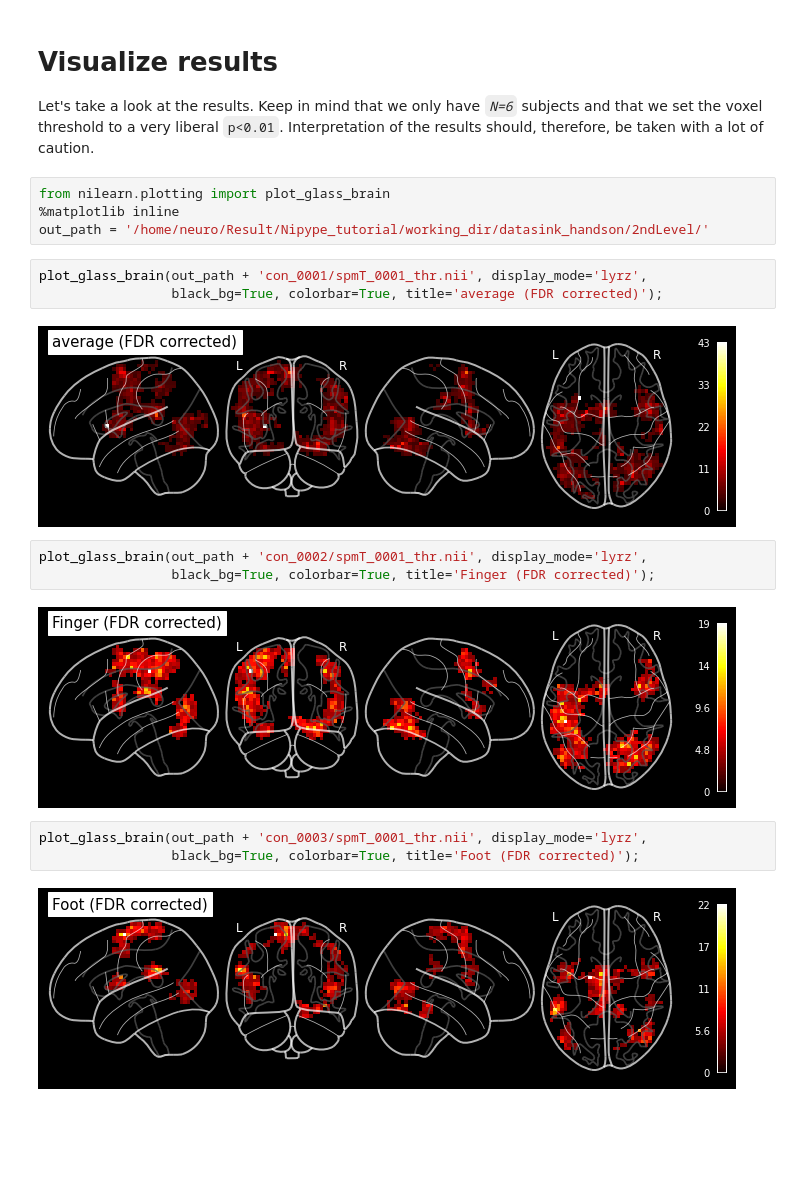
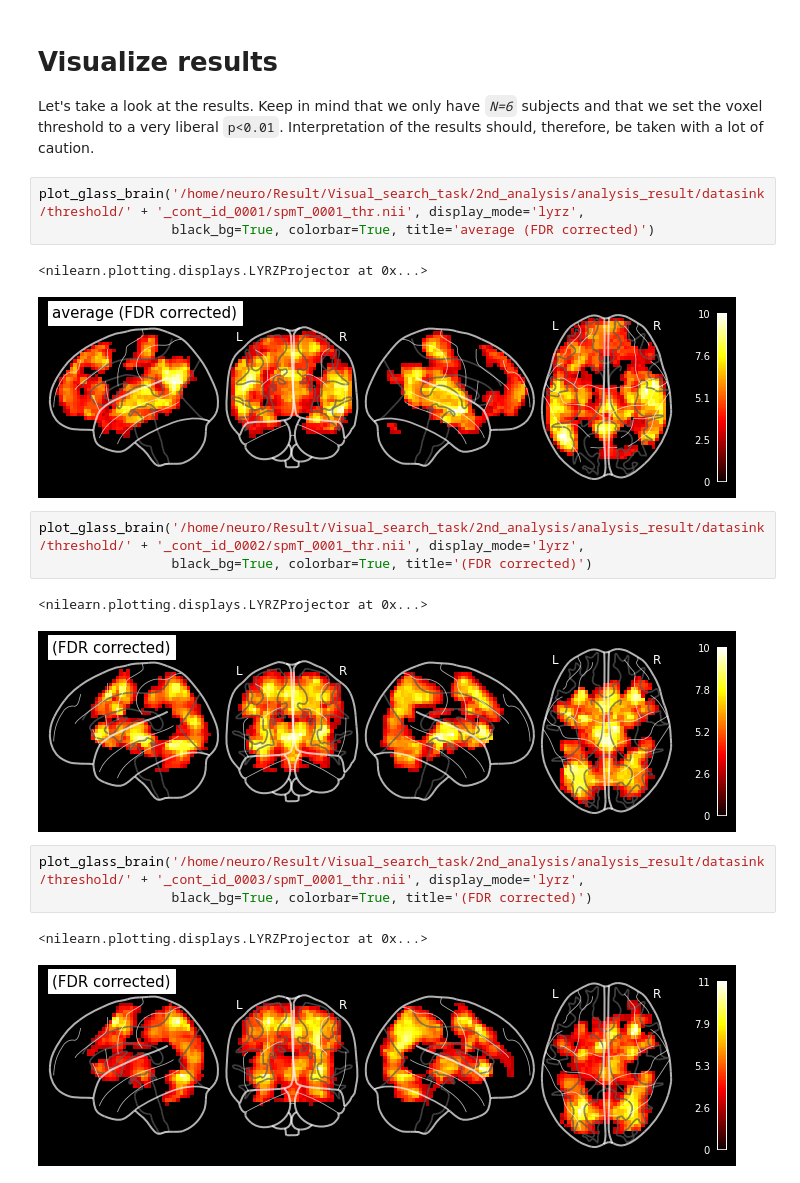
Before and after one commit to siyunb/Mount_Code, a Jupyter notebook: Visual_search_task/Individual_analysis.ipynb, the cells around one changed output. Saved outputs shown, nothing was run; the diff lists cells and outputs as text; blank space fills up the shorter version.

```diff
--- a/Visual_search_task/Individual_analysis.ipynb
+++ b/Visual_search_task/Individual_analysis.ipynb
@@ -917,23 +921,22 @@ stty: 'standard input': Inappropriate ioctl for device
 # Visualize results
 
 Let's take a look at the results. Keep in mind that we only have *`N=6`* subjects and that we set the voxel threshold to a very liberal `p<0.01`. Interpretation of the results should, therefore, be taken with a lot of caution.
-# %%
-from nilearn.plotting import plot_glass_brain
-%matplotlib inline
-out_path = '/home/neuro/Result/Nipype_tutorial/working_dir/datasink_handson/2ndLevel/'
 # %%
-plot_glass_brain(out_path + 'con_0001/spmT_0001_thr.nii', display_mode='lyrz',
-                 black_bg=True, colorbar=True, title='average (FDR corrected)');
+plot_glass_brain('/home/neuro/Result/Visual_search_task/2nd_analysis/analysis_result/datasink/threshold/' + '_cont_id_0001/spmT_0001_thr.nii', display_mode='lyrz',
+                 black_bg=True, colorbar=True, title='average (FDR corrected)')
 # %% [output]
+<nilearn.plotting.displays.LYRZProjector at 0x...>
-[figure, old version]
+[figure, new version]
 # %%
-plot_glass_brain(out_path + 'con_0002/spmT_0001_thr.nii', display_mode='lyrz',
-                 black_bg=True, colorbar=True, title='Finger (FDR corrected)');
+plot_glass_brain('/home/neuro/Result/Visual_search_task/2nd_analysis/analysis_result/datasink/threshold/' + '_cont_id_0002/spmT_0001_thr.nii', display_mode='lyrz',
+                 black_bg=True, colorbar=True, title='(FDR corrected)')
 # %% [output]
+<nilearn.plotting.displays.LYRZProjector at 0x...>
-[figure, old version]
+[figure, new version]
 # %%
-plot_glass_brain(out_path + 'con_0003/spmT_0001_thr.nii', display_mode='lyrz',
-                 black_bg=True, colorbar=True, title='Foot (FDR corrected)');
+plot_glass_brain('/home/neuro/Result/Visual_search_task/2nd_analysis/analysis_result/datasink/threshold/' + '_cont_id_0003/spmT_0001_thr.nii', display_mode='lyrz',
+                 black_bg=True, colorbar=True, title='(FDR corrected)')
 # %% [output]
+<nilearn.plotting.displays.LYRZProjector at 0x...>
-[figure, old version]
+[figure, new version]
 # %%
```
Also changed, not shown: parts of 76 cells of this notebook, 4 other files.
